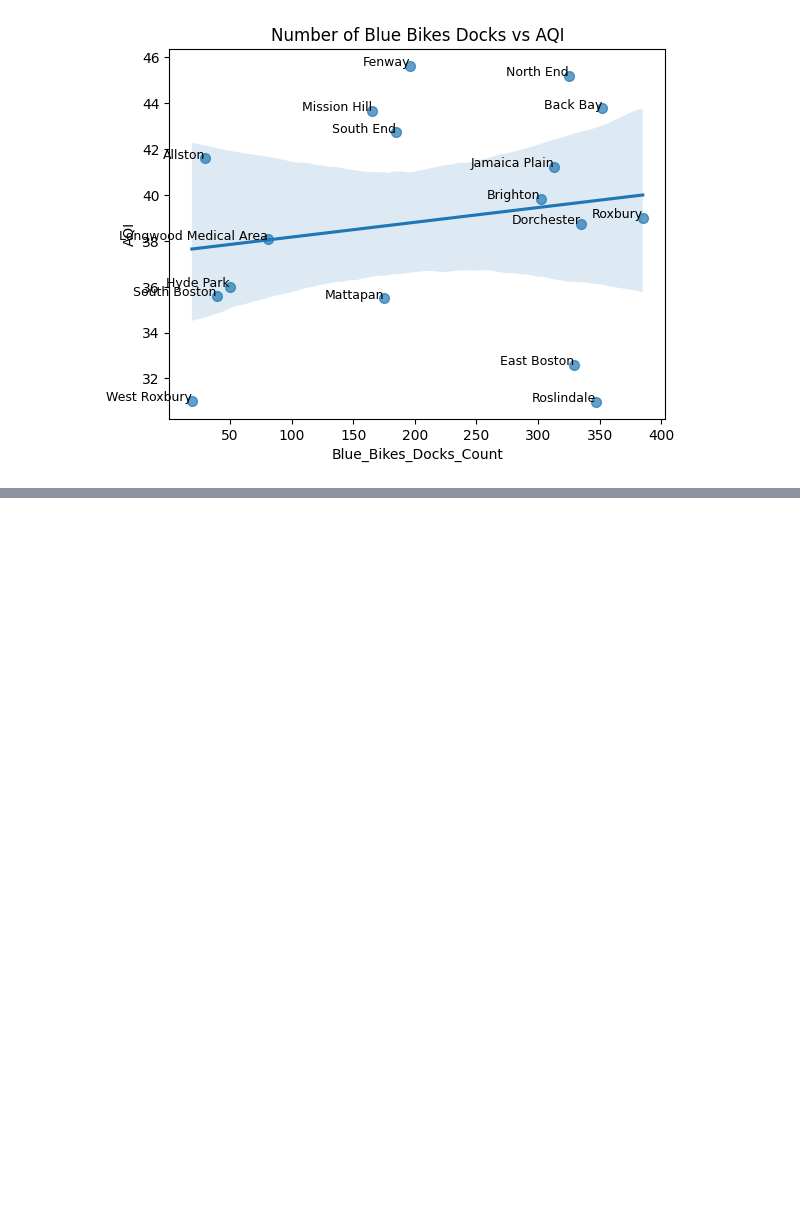
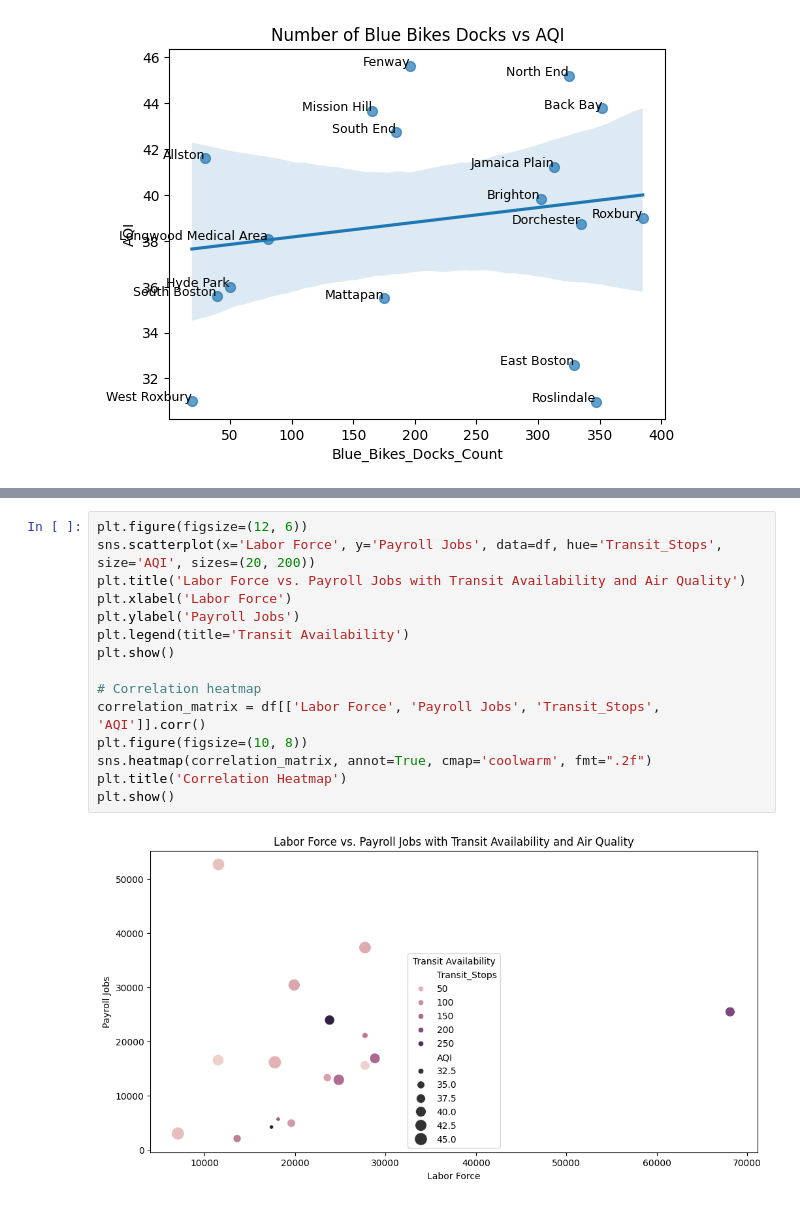
Before and after one commit to BU-Spark/ds-boston-transit-air-quality, a Jupyter notebook: fa23-team-f/data/Extension/extensionanalysis.ipynb, the cells around one changed output, grey strips where cells are left out. Cells and saved outputs as stored; diff of their text form; blank space fills up the shorter version.

```diff
--- a/fa23-team-f/data/Extension/extensionanalysis.ipynb
+++ b/fa23-team-f/data/Extension/extensionanalysis.ipynb
@@ -200,0 +251,17 @@ Correlation coefficient: 0.1791979754560291
+# %%
+plt.figure(figsize=(12, 6))
+sns.scatterplot(x='Labor Force', y='Payroll Jobs', data=df, hue='Transit_Stops', size='AQI', sizes=(20, 200))
+plt.title('Labor Force vs. Payroll Jobs with Transit Availability and Air Quality')
+plt.xlabel('Labor Force')
+plt.ylabel('Payroll Jobs')
+plt.legend(title='Transit Availability')
+plt.show()
+
+# Correlation heatmap
+correlation_matrix = df[['Labor Force', 'Payroll Jobs', 'Transit_Stops', 'AQI']].corr()
+plt.figure(figsize=(10, 8))
+sns.heatmap(correlation_matrix, annot=True, cmap='coolwarm', fmt=".2f")
+plt.title('Correlation Heatmap')
+plt.show()
+# %% [output]
+[figure, added]
```
Also changed, not shown: parts of 6 cells of this notebook, 3 other files.
